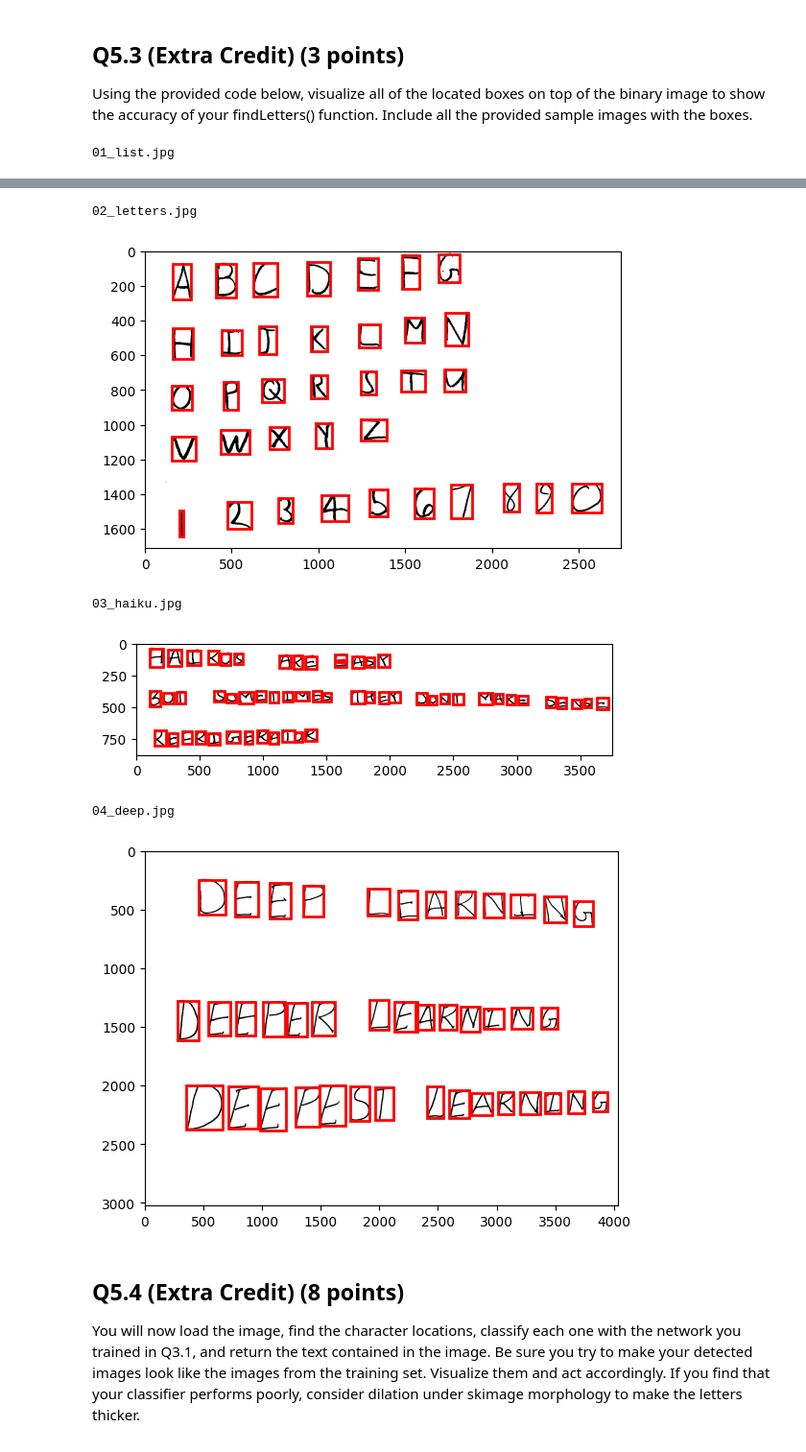
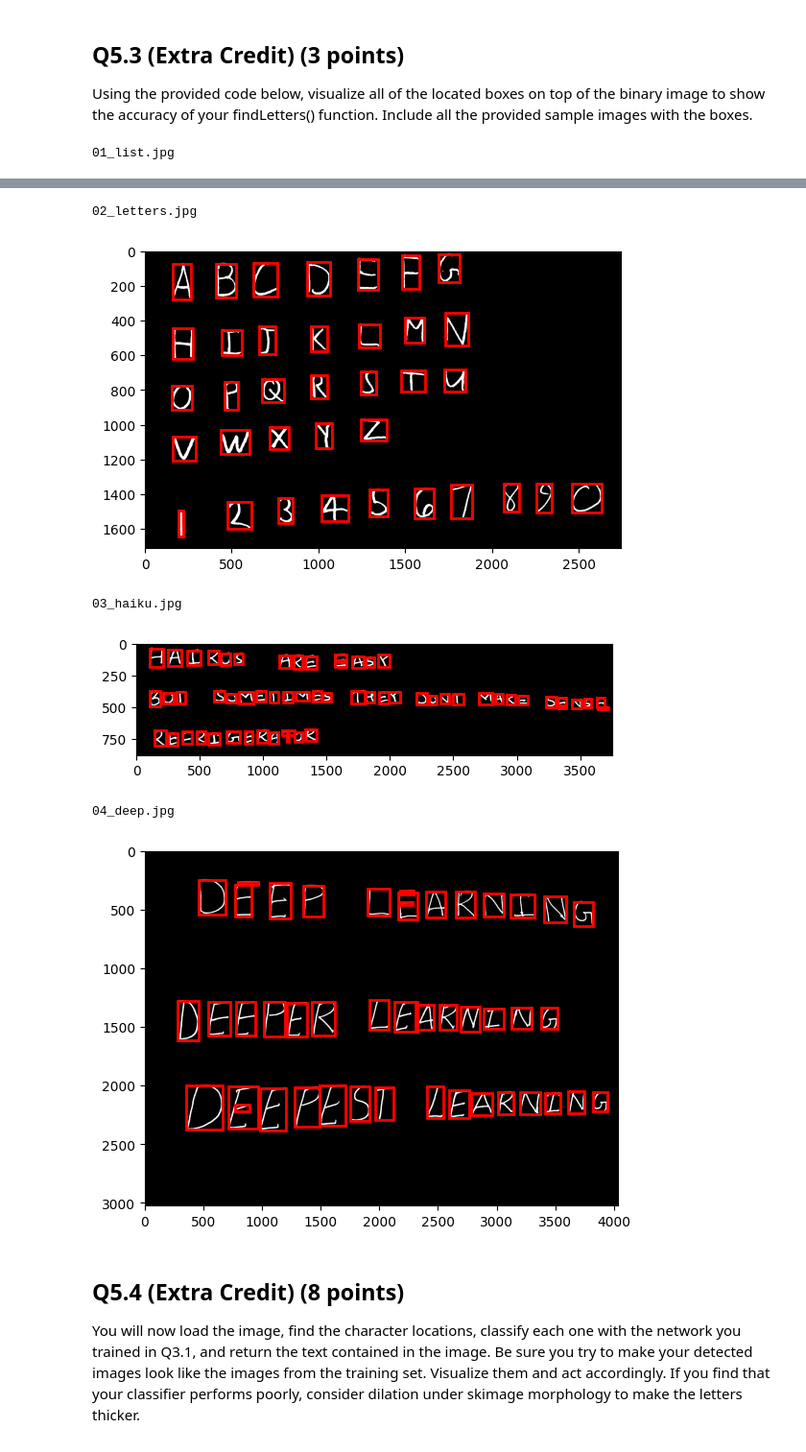
Before and after one commit to w3ichen/cv-hw, a Jupyter notebook: 16720/HW5_NeuralNetworks/HW5_NeuralNetworks.ipynb, the cells around one changed output, grey strips where cells are left out. Shown at 96% size. Saved outputs shown, nothing was run; the diff lists cells and outputs as text; code cells hidden in the pictures.

```diff
--- a/16720/HW5_NeuralNetworks/HW5_NeuralNetworks.ipynb
+++ b/16720/HW5_NeuralNetworks/HW5_NeuralNetworks.ipynb
@@ -1539,6 +1534,37 @@ def findLetters(image):
 
     ##########################
     ##### your code here #####
+
+    # Convert to grayscale
+    gray = skimage.color.rgb2gray(image)
+
+    # Denoise (blur to reduce noise)
+    denoised = skimage.filters.gaussian(gray, sigma=1)
+
+    # Threshold to binary
+    thresh = skimage.filters.threshold_otsu(denoised)
+    binary = denoised < thresh
+
+    # Morphological operations to close gaps
+    cleaned = skimage.morphology.closing(binary, skimage.morphology.disk(1))
+
+    # Label connected components
+    labeled = skimage.measure.label(cleaned)
+
+    # Extract bounding boxes
+    regions = skimage.measure.regionprops(labeled)
+
+    for region in regions:
+        if region.area < 100:
+            continue
+
+        minr, minc, maxr, maxc = region.bbox
+        bboxes.append([minr, minc, maxr, maxc])
+
+    # Create black-and-white image
+    bw = cleaned.astype(float)
+
+
     ##########################
 
 
@@ -1555,8 +1581,8 @@ import warnings
 warnings.simplefilter(action='ignore', category=FutureWarning)
 warnings.simplefilter(action='ignore', category=UserWarning)
 
-for imgno, img in enumerate(sorted(os.listdir('/content/images'))):
-    im1 = skimage.img_as_float(skimage.io.imread(os.path.join('/content/images',img)))
+for imgno, img in enumerate(sorted(os.listdir('images'))):
+    im1 = skimage.img_as_float(skimage.io.imread(os.path.join('images',img)))
     bboxes, bw = findLetters(im1)
 
     print('\n' + img)
@@ -1573,9 +1599,9 @@ for imgno, img in enumerate(sorted(os.listdir('/content/images'))):
 02_letters.jpg
-[figure, old version]
+[figure, new version]
 03_haiku.jpg
-[figure, old version]
+[figure, new version]
 04_deep.jpg
-[figure, old version]
+[figure, new version]
 # %% [markdown]
 ## Q5.4 (Extra Credit) (8 points)
 
```
Also changed, not shown: parts of 15 cells of this notebook, 1 other file.
